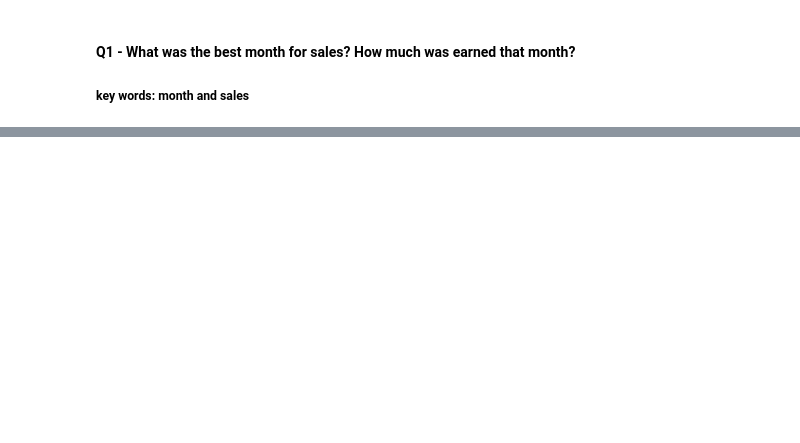
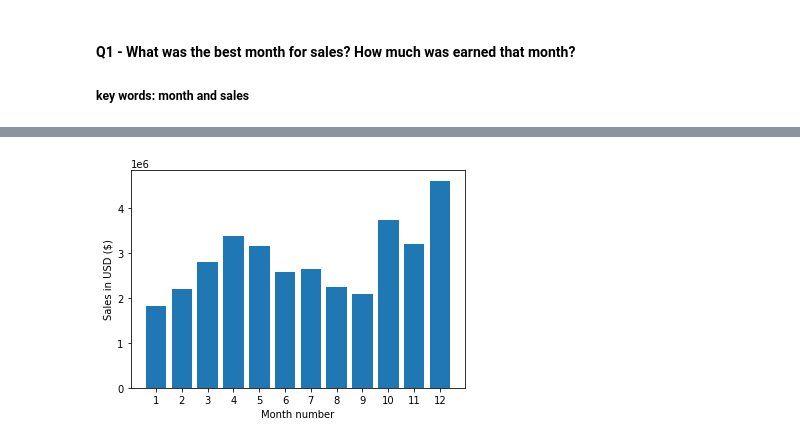
Before and after one commit to Rajpal29/csv_project, a Jupyter notebook: csv_notebook.ipynb, the cells around one changed output, grey strips where cells are left out. Saved outputs shown, nothing was run; the diff lists cells and outputs as text; code cells hidden in the pictures; blank space fills up the shorter version.

```diff
--- a/csv_notebook.ipynb
+++ b/csv_notebook.ipynb
@@ -95,0 +98,12 @@ all_data.head()
+# %%
+# Lets use the .apply(), this allows us to run any function in our data frame
+# we can define a function that takes in some sort of address value
+def get_city(address):
+    return address.split(",")[1]
+
+def get_state(address):
+    return address.split(",")[2].split(" ")[1]
+
+#all_data["Column"] = all_data["Purchase Address"].apply(lambda x: x.split(",")[1]) # this is saying for every x value, so when we do .apply() we can use lamda x and basically the x value in the row is the cell content. This is saying for each content we want to split it bny commas and grab the first index
+all_data["City"] = all_data["Purchase Address"].apply(lambda x: get_city(x) + " (" + get_state(x) + ")") # whenever we do lamda x this allows us to grab the cell contents. Can also use f strings: f"{get_city(x)} ({get_state(x)})")"
+all_data.head()
@@ -109,0 +131,12 @@ result.head()
+# %%
+import matplotlib.pyplot as plt
+
+months = range(1,13)
+
+plt.bar(months, result["Sales"])
+plt.xticks(months)
+plt.ylabel("Sales in USD ($)")
+plt.xlabel("Month number")
+plt.show()
+# %% [output]
+[figure, added]
```
Also changed, not shown: parts of 6 cells of this notebook.
